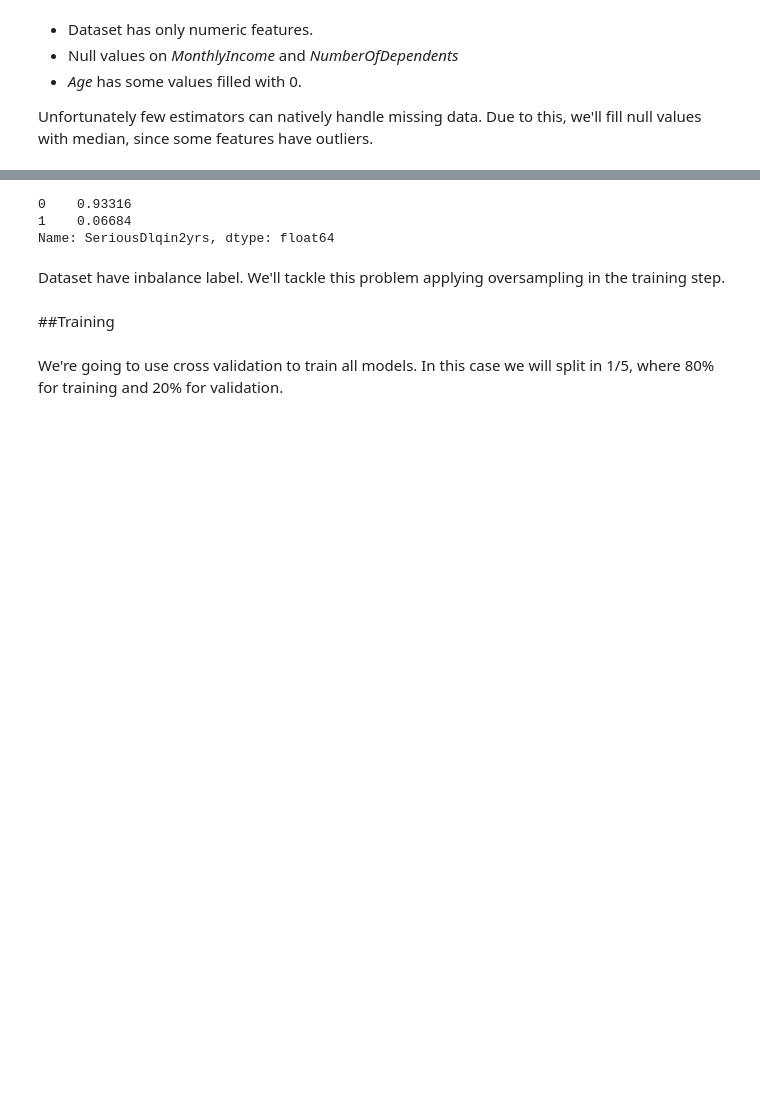
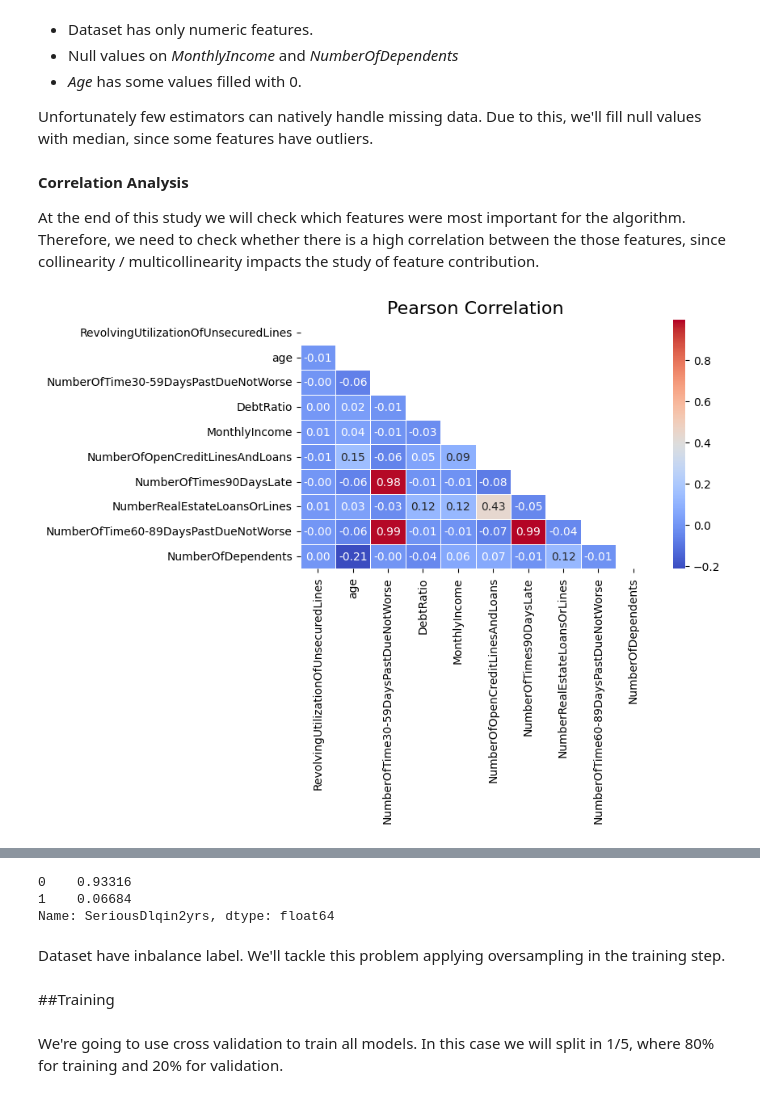
Before and after one commit to rdemarqui/financial_distress_prediction, a Jupyter notebook: Financial_distress_prediction.ipynb, the cells around one changed output, grey strips where cells are left out. Drawn from its saved outputs; the diff is of its cells as text; code cells hidden in the pictures; blank space fills up the shorter version.

```diff
--- a/Financial_distress_prediction.ipynb
+++ b/Financial_distress_prediction.ipynb
@@ -92,3 +95,16 @@ df_train.describe().T
 * *Age* has some values filled with 0.
 
 Unfortunately few estimators can natively handle missing data. Due to this, we'll fill null values with median, since some features have outliers.
+# %% [markdown]
+**Correlation Analysis**
+
+At the end of this study we will check which features were most important for the algorithm. Therefore, we need to check whether there is a high correlation between the those features, since collinearity / multicollinearity impacts the study of feature contribution.
+# %%
+correlation_matrix = df_train.iloc[:, 1:].corr(method='pearson')
+mask = np.triu(np.ones_like(correlation_matrix, dtype=bool))
+plt.figure(figsize=(7, 4))
+sns.heatmap(correlation_matrix, annot=True, cmap='coolwarm', fmt=".2f", linewidths=0.5, mask=mask)
+plt.title('Pearson Correlation', fontsize=16)
+plt.show()
+# %% [output]
+[figure, added]
```
Also changed, not shown: parts of 15 cells of this notebook.
